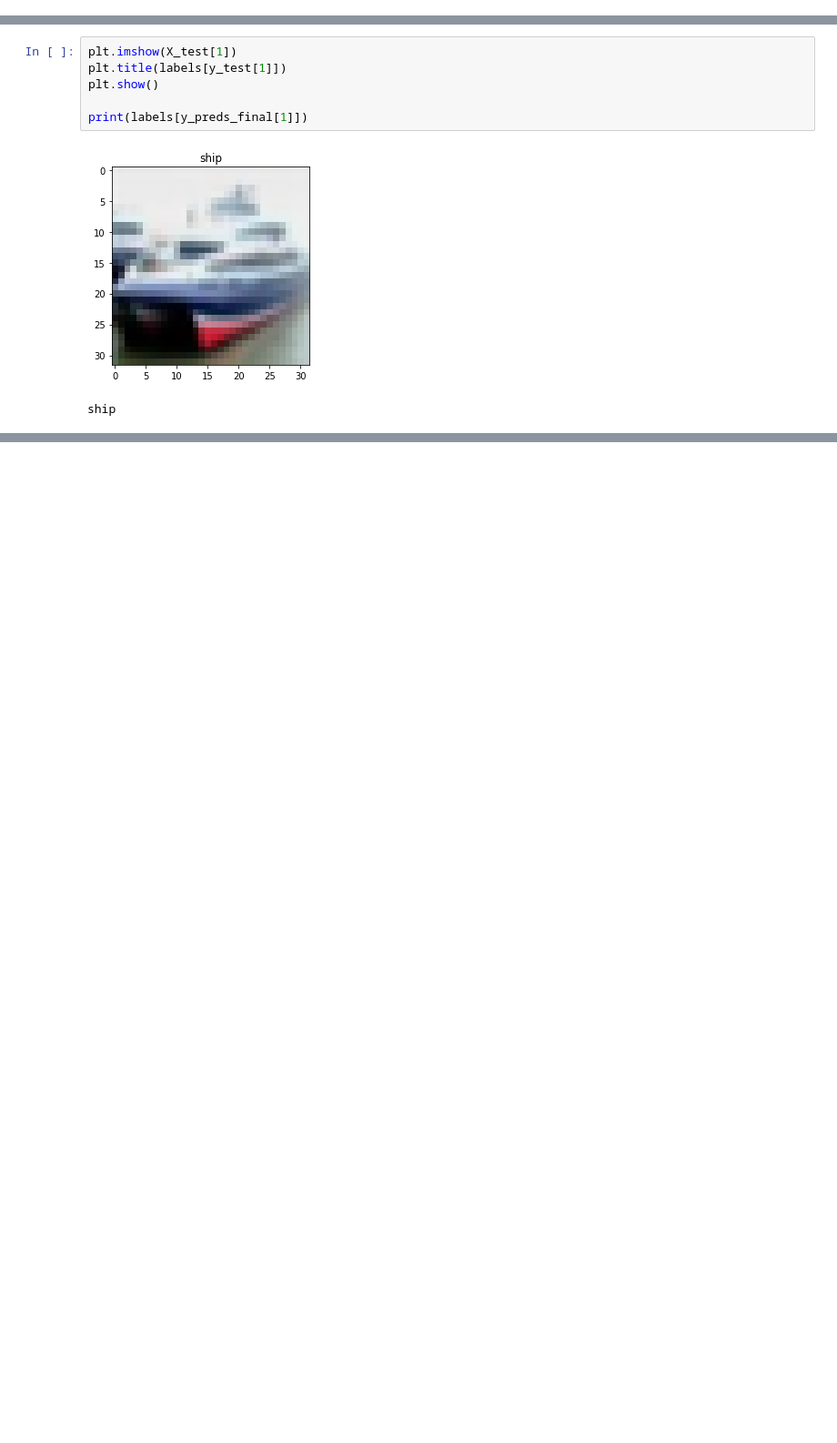
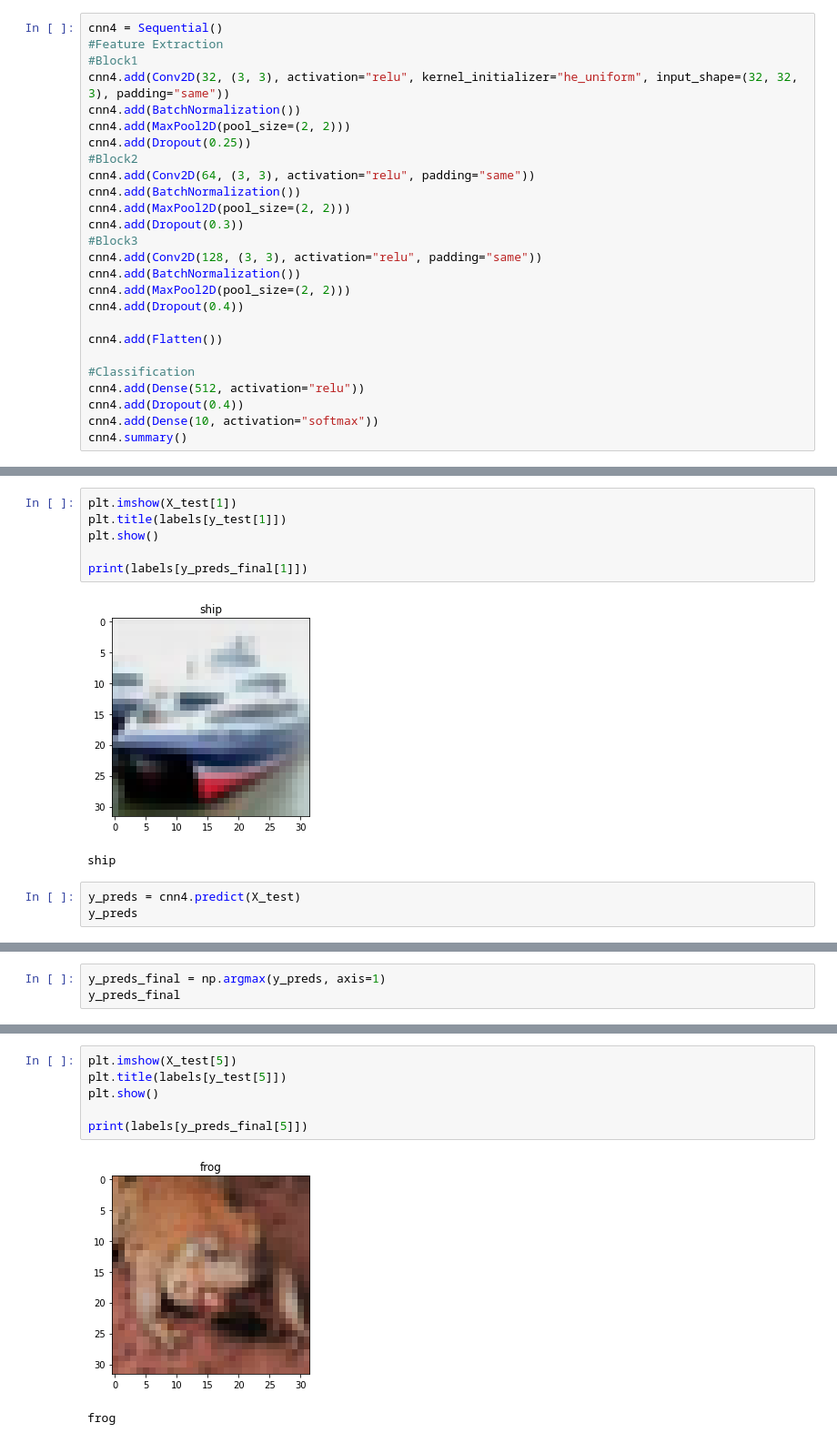
Before and after one commit to begumzubeda64/PGA02_Zubu, a Jupyter notebook: Deep Learning/AssessCifar.ipynb, the cells around one changed output, grey strips where cells are left out. Shown at 91% size. Cells and saved outputs as stored; diff of their text form; blank space fills up the shorter version.

```diff
--- a/Deep Learning/AssessCifar.ipynb
+++ b/Deep Learning/AssessCifar.ipynb
@@ -318,0 +319,26 @@ plt.show()
+# %%
+cnn4 = Sequential()
+#Feature Extraction
+#Block1
+cnn4.add(Conv2D(32, (3, 3), activation="relu", kernel_initializer="he_uniform", input_shape=(32, 32, 3), padding="same"))
+cnn4.add(BatchNormalization())
+cnn4.add(MaxPool2D(pool_size=(2, 2)))
+cnn4.add(Dropout(0.25))
+#Block2
+cnn4.add(Conv2D(64, (3, 3), activation="relu", padding="same"))
+cnn4.add(BatchNormalization())
+cnn4.add(MaxPool2D(pool_size=(2, 2)))
+cnn4.add(Dropout(0.3))
+#Block3
+cnn4.add(Conv2D(128, (3, 3), activation="relu", padding="same"))
+cnn4.add(BatchNormalization())
+cnn4.add(MaxPool2D(pool_size=(2, 2)))
+cnn4.add(Dropout(0.4))
+
+cnn4.add(Flatten())
+
+#Classification
+cnn4.add(Dense(512, activation="relu"))
+cnn4.add(Dropout(0.4))
+cnn4.add(Dense(10, activation="softmax"))
+cnn4.summary()
@@ -371,3 +456,6 @@ print(labels[y_preds_final[1]])
 # %% [output]
 [figure]
 ship
+# %%
+y_preds = cnn4.predict(X_test)
+y_preds
@@ -373,0 +476,3 @@ ship
+# %%
+y_preds_final = np.argmax(y_preds, axis=1)
+y_preds_final
@@ -373,0 +503,9 @@ ship
+# %%
+plt.imshow(X_test[5])
+plt.title(labels[y_test[5]])
+plt.show()
+
+print(labels[y_preds_final[5]])
+# %% [output]
+[figure, added]
+frog
```
Also changed, not shown: parts of 14 cells of this notebook.
